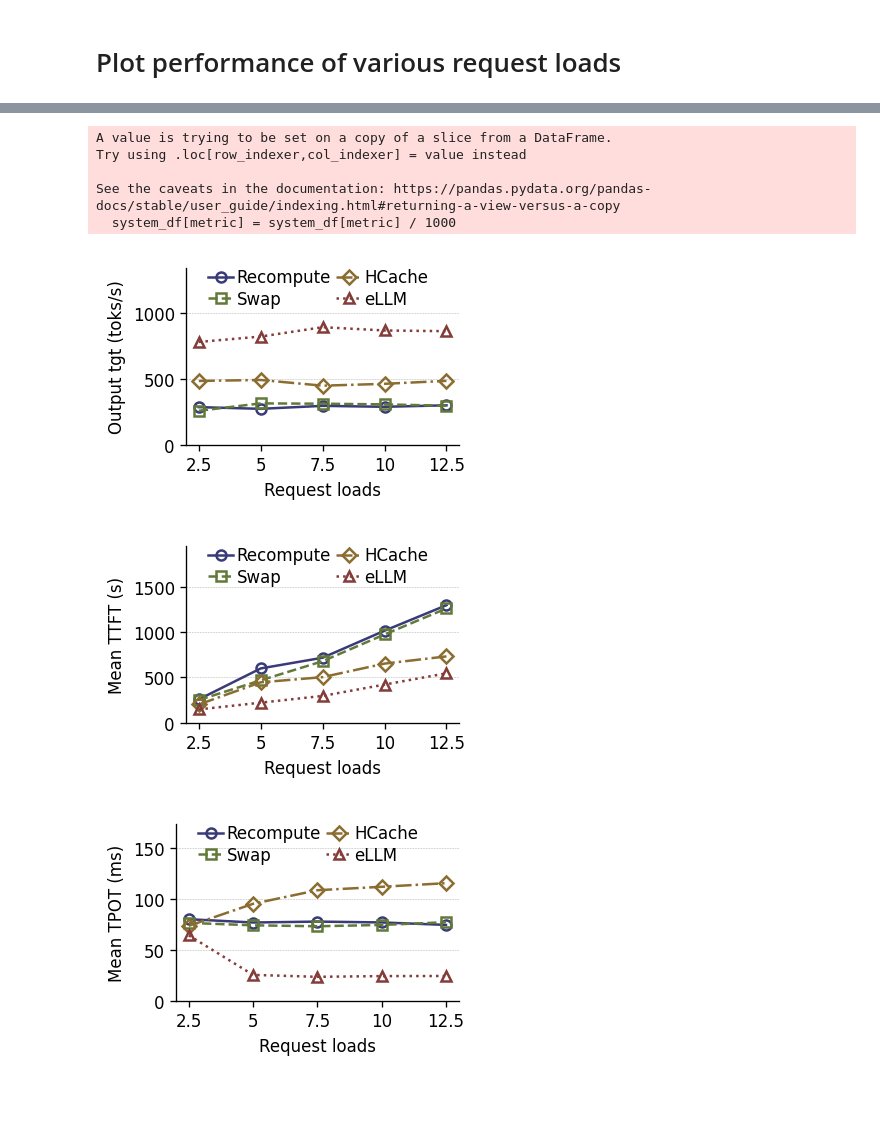
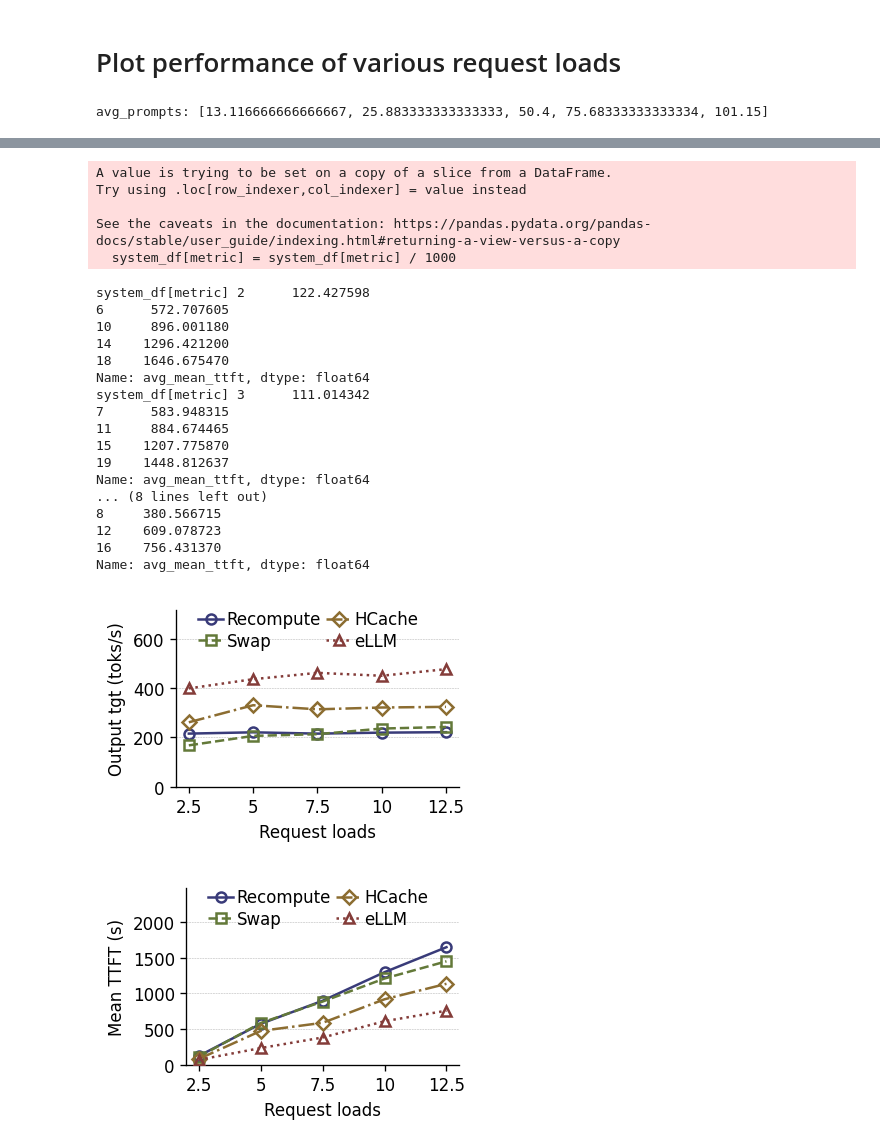
Before and after one commit to chenwenyan/eLLM, a Jupyter notebook: scripts/plot_figs/e2e_analysis.ipynb, the cells around one changed output, grey strips where cells are left out. Saved outputs shown, nothing was run; the diff lists cells and outputs as text; code cells hidden in the pictures; blank space fills up the shorter version.

Commit message:
add all results

```diff
--- a/scripts/plot_figs/e2e_analysis.ipynb
+++ b/scripts/plot_figs/e2e_analysis.ipynb
@@ -238,7 +239,31 @@ def plot_various_loads(file_path, metric, metric_label, x_labels, model_name):
+# %%
+system_names = ['vllm-recompute', 'vllm-swap', 'hcache', 'ellm']
+system_labels = ['Recompute', 'Swap', 'HCache', 'eLLM']
+model_names = ['meta-llama_Llama-2-13b-chat-hf']
+# num_promts = 3024
+data_name = 'sharegpt'
+num_prompts = [787, 1553, 3024, 4541, 6069]
+x_labels = [12.5, 25, 50, 75, 100]
+avg_prompts = [item/60 for item in num_prompts]
+print(f"avg_prompts: {avg_prompts}")
+now = datetime.datetime.now()
+current_date = now.strftime("%Y-%m-%d")
+current_date = '2025-04-27'
+plot_figure = False
+
+file_path = f'{DATASET_PATH}/e2e_results_various_rates_{data_name}_{current_date}_13b.csv'
+metrics = ['avg_output_throughput', 'avg_mean_ttft',  'avg_mean_tpot']
+y_metrics = ['Output Throughput (toks/s)', 'Mean TTFT (s)', 'Mean TPOT (ms)']
+# plot_various_loads(file_path, 'avg_output_throughput', 'Output tgt (toks/s)', x_labels, model_names[0])
+# plot_various_loads(file_path, 'avg_mean_ttft', 'Mean TTFT (s)', x_labels, model_names[0])
+# plot_various_loads(file_path, 'avg_mean_tpot', 'Mean TPOT (ms)', x_labels, model_names[0])
+# plot_various_loads(file_path, 'slo_attainment', 'SLO Attainment (%)', x_labels, model_names[0])
+# %% [output]
+avg_prompts: [13.116666666666667, 25.883333333333333, 50.4, 75.68333333333334, 101.15]
 # %%
 system_names = ['vllm-recompute', 'vllm-swap', 'hcache', 'ellm']
 system_labels = ['Recompute', 'Swap', 'HCache', 'eLLM']
-model_names = ['meta-llama_Llama-2-13b-chat-hf']
+model_names = ['meta-llama_Llama-2-70b-chat-hf']
 # num_promts = 3024
 data_name = 'sharegpt'
 num_prompts = [787, 1553, 3024, 4541, 6069]
@@ -250,7 +275,7 @@ avg_prompts = [item/60 for item in num_prompts]
 print(f"avg_prompts: {avg_prompts}")
 now = datetime.datetime.now()
 current_date = now.strftime("%Y-%m-%d")
-# current_date = '2025-04-27'
+
 output_csv_path = f'{DATASET_PATH}/e2e_results_various_rates_{data_name}_{current_date}.csv'
 plot_figure = True
 
@@ -276,6 +301,5 @@ else:
     y_metrics = ['Output Throughput (toks/s)', 'Mean TTFT (s)', 'Mean TPOT (ms)']
     plot_various_loads(file_path, 'avg_output_throughput', 'Output tgt (toks/s)', x_labels, model_names[0])
     plot_various_loads(file_path, 'avg_mean_ttft', 'Mean TTFT (s)', x_labels, model_names[0])
-    plot_various_loads(file_path, 'avg_mean_tpot', 'Mean TPOT (ms)', x_labels, model_names[0])
 # %% [output]
 avg_prompts: [3.066666666666667, 5.533333333333333, 7.733333333333333, 10.6, 13.116666666666667]
@@ -282,8 +322,24 @@ avg_prompts: [3.066666666666667, 5.533333333333333, 7.733333333333333, 10.6, 13.
 A value is trying to be set on a copy of a slice from a DataFrame.
 Try using .loc[row_indexer,col_indexer] = value instead
 
 See the caveats in the documentation: https://pandas.pydata.org/pandas-docs/stable/user_guide/indexing.html#returning-a-view-versus-a-copy
   system_df[metric] = system_df[metric] / 1000
+system_df[metric] 2      122.427598
+6      572.707605
+10     896.001180
+14    1296.421200
+18    1646.675470
+Name: avg_mean_ttft, dtype: float64
+system_df[metric] 3      111.014342
+7      583.948315
+11     884.674465
+15    1207.775870
+19    1448.812637
+Name: avg_mean_ttft, dtype: float64
+... (8 lines left out)
+8     380.566715
+12    609.078723
+16    756.431370
+Name: avg_mean_ttft, dtype: float64
-[figure, old version]
+[figure, new version]
-[figure, old version]
+[figure, new version]
-[figure, removed]
```
Also changed, not shown: parts of 2 cells of this notebook, 52 other files.
